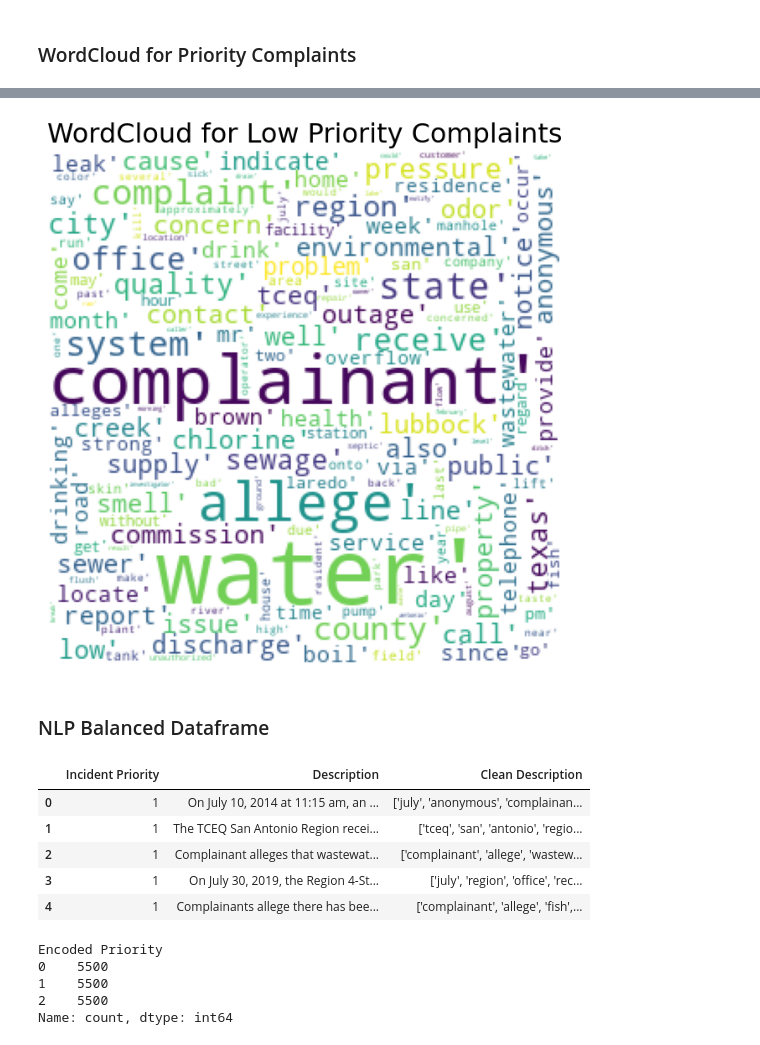
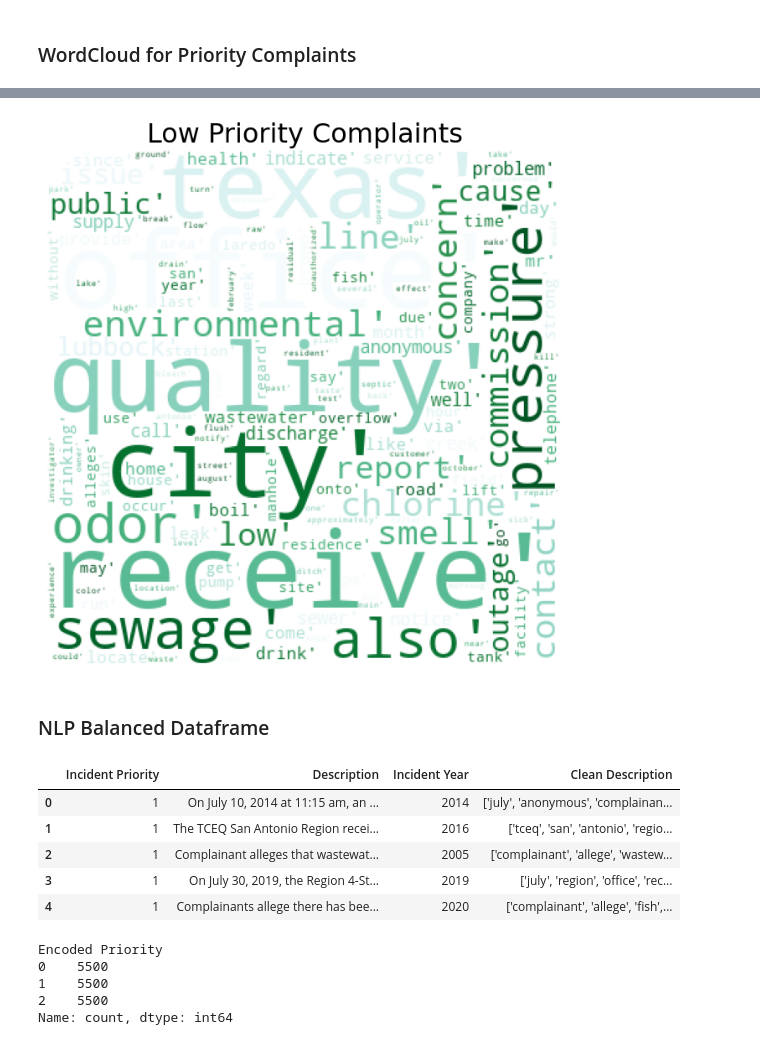
Before and after one commit to 0le-worm/NLP-texas-water-priority, a Jupyter notebook: predict_priority.ipynb, the cells around one changed output, grey strips where cells are left out. Drawn from its saved outputs; the diff is of its cells as text; code cells hidden in the pictures.

```diff
--- a/predict_priority.ipynb
+++ b/predict_priority.ipynb
@@ -365,3 +365,5 @@ Data columns (total 9 columns):
  8   Description             78193 non-null  object
 dtypes: datetime64[ns](2), float64(1), int64(2), object(4)
 memory usage: 5.4+ MB
+# %%
+df['Incident Year'] = pd.DatetimeIndex(df['Incident Received Date']).year
@@ -520,19 +727,19 @@ plt.imshow(wc);
 # %%
 # Selecting low priority complaint descriptions from the lemmatized column.
 data = df.loc[(df['Incident Priority'] == 1), 'Clean Description'][:4000]
 
 # Setting up the figure size
 plt.figure(figsize=(10,8))
 
 # Creating a WordCloud with specific parameters
-wc = WordCloud(max_words=150, width=300, height=300, collocations=False, background_color='white').generate(" ".join(data))
+wc = WordCloud(max_words=150, width=400, height=400, stopwords=["complainant'", "complaint'", "county'", "allege'", "water'", "state'", "system'", "property'", "tceq'", "region'"], collocations=False, background_color='white', colormap= 'BuGn').generate(" ".join(data))
 
 # Plotting the WordCloud
-plt.title("WordCloud for Low Priority Complaints", size=23)
+plt.title("Low Priority Complaints", size=23)
 plt.axis('off')
 plt.imshow(wc);
 # %% [output]
-[figure, old version]
+[figure, new version]
 # %% [markdown]
 ### NLP Balanced Dataframe
 # %%
@@ -550,12 +757,12 @@ nlp_df = nlp_df.drop(columns=['County', 'Region', 'Effect', 'Incident Status', '
 nlp_df = nlp_df.reset_index(drop=True)
 nlp_df.head()
 # %% [output]
-|  | Incident Priority | Description | Clean Description |
-| 0 | 1 | On July 10, 2014 at 11:15 am, an ... | ['july', 'anonymous', 'complainan... |
-| 1 | 1 | The TCEQ San Antonio Region recei... | ['tceq', 'san', 'antonio', 'regio... |
-| 2 | 1 | Complainant alleges that wastewat... | ['complainant', 'allege', 'wastew... |
-| 3 | 1 | On July 30, 2019, the Region 4-St... | ['july', 'region', 'office', 'rec... |
-| 4 | 1 | Complainants allege there has bee... | ['complainant', 'allege', 'fish',... |
+|  | Incident Priority | Description | Incident Year | Clean Description |
+| 0 | 1 | On July 10, 2014 at 11:15 am, an ... | 2014 | ['july', 'anonymous', 'complainan... |
+| 1 | 1 | The TCEQ San Antonio Region recei... | 2016 | ['tceq', 'san', 'antonio', 'regio... |
+| 2 | 1 | Complainant alleges that wastewat... | 2005 | ['complainant', 'allege', 'wastew... |
+| 3 | 1 | On July 30, 2019, the Region 4-St... | 2019 | ['july', 'region', 'office', 'rec... |
+| 4 | 1 | Complainants allege there has bee... | 2020 | ['complainant', 'allege', 'fish',... |
 # %%
 label_encoder = LabelEncoder()
 
```
Also changed, not shown: parts of 25 cells of this notebook, 3 other files.
